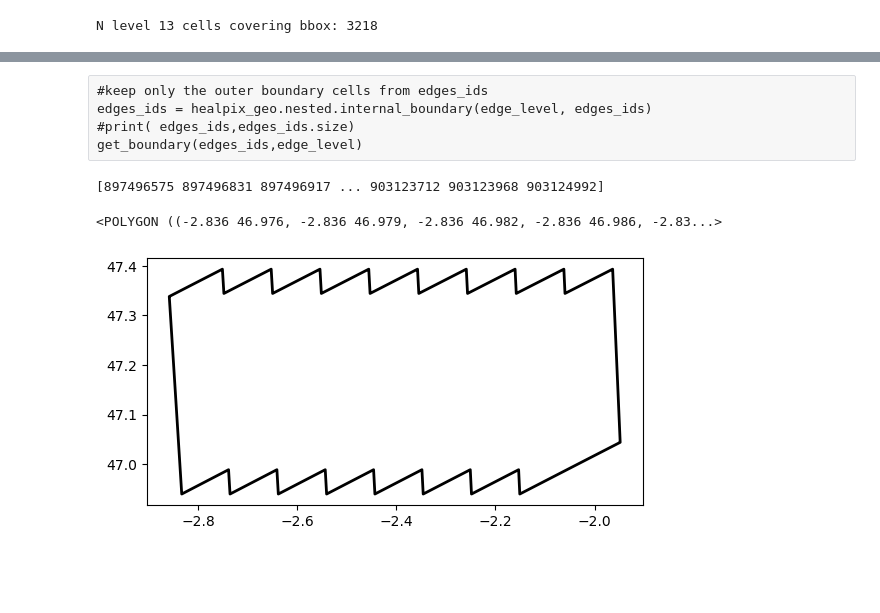
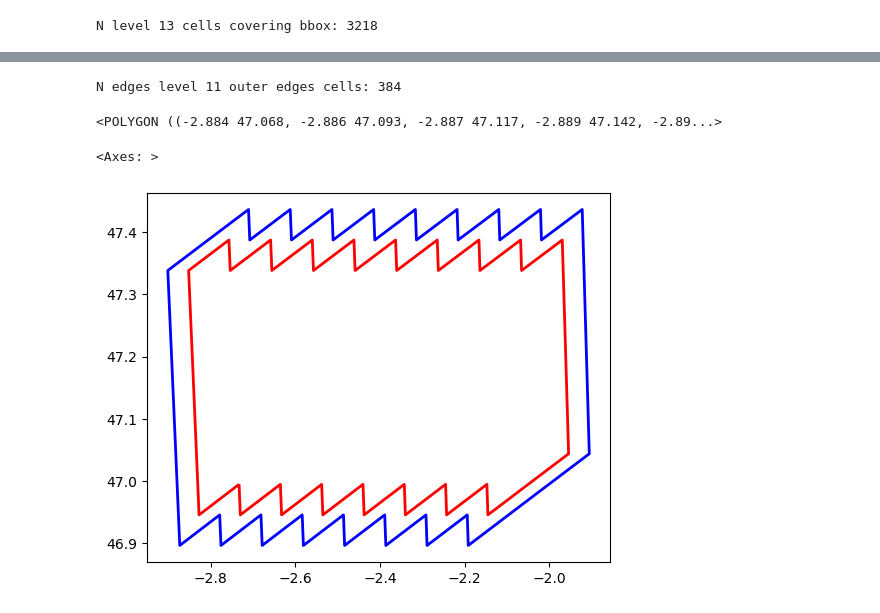
Before and after one commit to FAIR2Adapt/softwares_RIOMAR, a Jupyter notebook: notebook/Create_ROI_from_bbox.ipynb, the cells around one changed output, grey strips where cells are left out. Drawn from its saved outputs; the diff is of its cells as text; code cells hidden in the pictures; blank space fills up the shorter version.

```diff
--- a/notebook/Create_ROI_from_bbox.ipynb
+++ b/notebook/Create_ROI_from_bbox.ipynb
@@ -78,6 +42,6 @@ def get_boundary(cell_ids,level):
 # %%
 
-def get_boundary(cell_ids, level, plot=True):
+def get_boundary(cell_ids, level, plot=False):
     lonv, latv = healpix_geo.nested.vertices(cell_ids, depth=level, ellipsoid="WGS84")
 
     def _unwrap_dateline(lons):
@@ -90,6 +54,7 @@ def get_boundary(cell_ids, level, plot=True):
     for i in range(lonv.shape[0]):
         xs = _unwrap_dateline(lonv[i])
         ys = latv[i]
+        #print(lonv[i],xs)
         coords = list(zip(xs, ys))
         if coords[0] != coords[-1]:
             coords.append(coords[0])
@@ -173,7 +131,9 @@ get_boundary(parent_ids,parent_level)
 # %%
 # translate these parent_cell ids in edge_level.
-edge_level = child_level+1
-
+edge_level = child_level- 2
+print("boundary region is in level", edge_level)
+##keep only the outer boundary cells from edges_ids
+#edges_ids = healpix_geo.nested.internal_boundary(edge_level, edges_ids)
 edges_ids = healpix_geo.nested.zoom_to(
 #    boundary_parents_ids,
      parent_ids,
@@ -181,7 +141,7 @@ edges_ids = healpix_geo.nested.zoom_to(
     new_depth=edge_level,
 )
 edges_ids  = np.unique(edges_ids, return_counts=False)
+print(f"N edges level {edge_level} cells: {edges_ids.size}")
 
-
-get_boundary(edges_ids,edge_level)
+#get_boundary(edges_ids,edge_level)
 # %% [output]
@@ -190,8 +150,3 @@ get_boundary(edges_ids,edge_level)
-# %% [raw]
-#keep only the outer boundary cells from edges_ids
-edges_ids = healpix_geo.nested.internal_boundary(edge_level, edges_ids)
-#print( edges_ids,edges_ids.size)
-get_boundary(edges_ids,edge_level)
 # %%
 #find N+1 neighbour in edge_level
 outer_edges_ids = np.unique(
@@ -199,13 +154,12 @@ outer_edges_ids = np.unique(
         edges_ids,
         edge_level, ring=1, num_threads=0),#return_counts=True
 )
-print(outer_edges_ids)
+print(f"N edges level {edge_level} outer edges cells: {outer_edges_ids.size}")
 outer_boundary=get_boundary(outer_edges_ids,edge_level)
 outer_boundary
 # %% [output]
-[897496575 897496831 897496917 ... 903123712 903123968 903124992]
+N edges level 11 outer edges cells: 384
-<POLYGON ((-2.836 46.976, -2.836 46.979, -2.836 46.982, -2.836 46.986, -2.83...>
+<POLYGON ((-2.884 47.068, -2.886 47.093, -2.887 47.117, -2.889 47.142, -2.89...>
-[figure, removed]
 # %%
 
 gdf = gpd.GeoDataFrame(
@@ -221,0 +172,12 @@ np.save("parent_ids.npy", parent_ids)
+# %%
+gdf_fp = gpd.GeoDataFrame(
+    {"name": ["parent_ids"]},
+    geometry=[get_boundary(parent_ids,parent_level,plot=False)],
+    crs="EPSG:4326",
+)
+ax = gdf_fp.plot(edgecolor="red", facecolor="none", linewidth=2)
+ax.set_aspect("equal")
+gdf.plot(ax=ax, edgecolor="blue", facecolor="none", linewidth=2)
+# %% [output]
+<Axes: >
+[figure, added]
```
Also changed, not shown: parts of 12 cells of this notebook, 4 other files.
